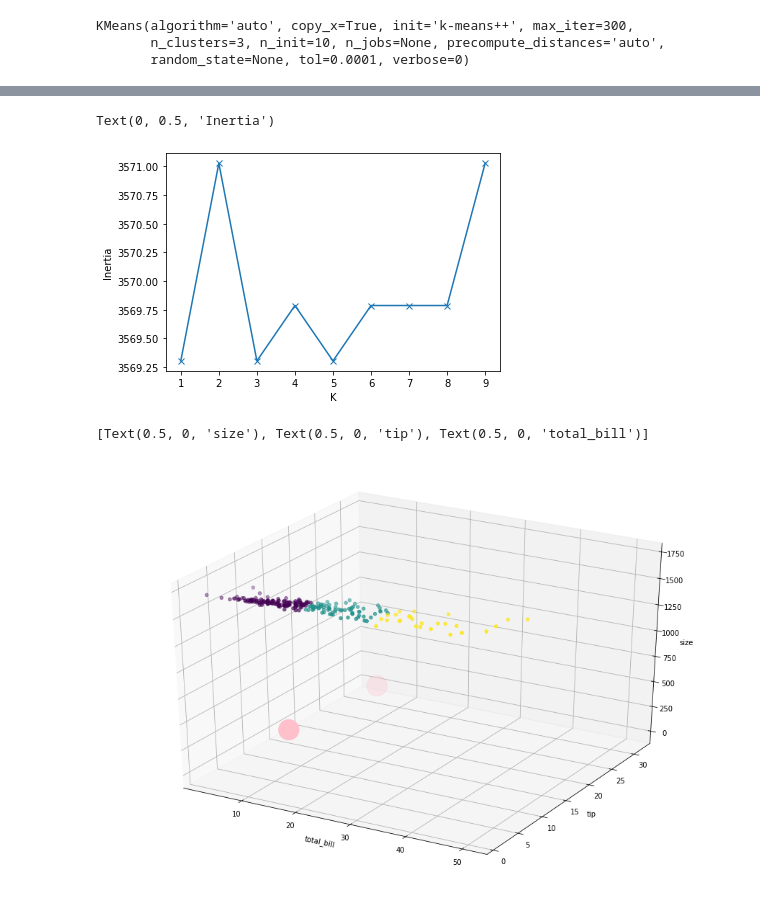
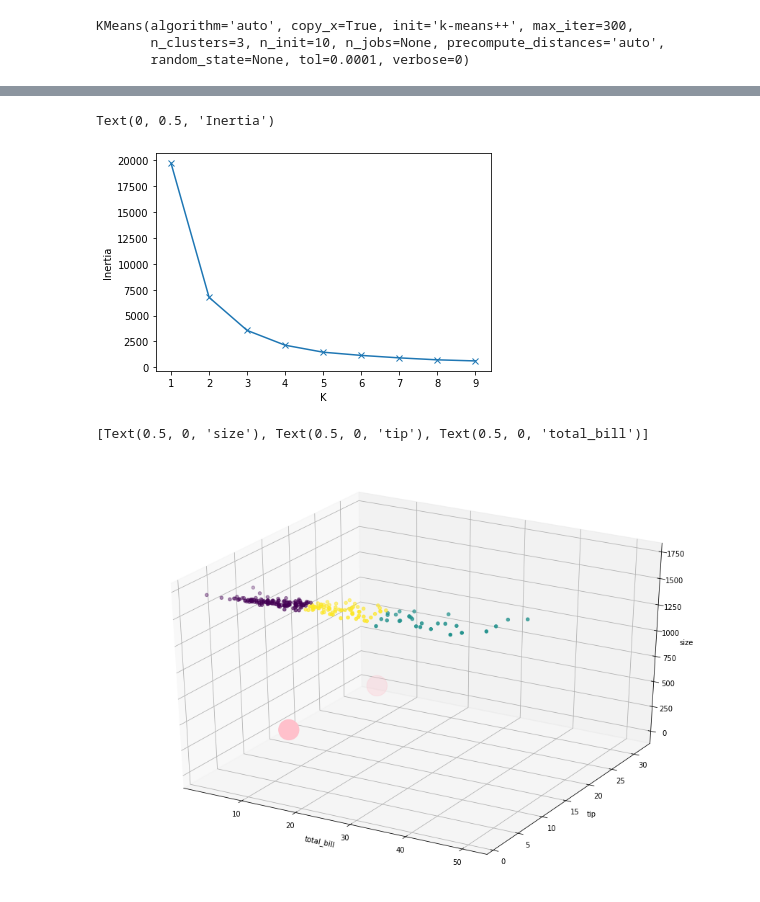
Before and after one commit to cari-holmes/ds-methodologies-exercises, a Jupyter notebook: clustering/model.ipynb, the cells around one changed output, grey strips where cells are left out. Saved outputs shown, nothing was run; the diff lists cells and outputs as text; code cells hidden in the pictures.

```diff
--- a/clustering/model.ipynb
+++ b/clustering/model.ipynb
@@ -53,7 +53,7 @@ k_values = []
 inertias = []
 
 for k in range(1, 10):
-    kmeans = KMeans(n_clusters=4).fit(x)
+    kmeans = KMeans(n_clusters=k).fit(x)
     inertias.append(kmeans.inertia_)
     k_values.append(k)
 
@@ -324,20 +324,20 @@ sns.relplot(data=df_tips, hue=kmeans.labels_, x='total_bill', y='tip')
 # %%
 %matplotlib inline
 
 k_values = []
 inertias = []
 
 for k in range(1, 10):
-    kmeans = KMeans(n_clusters=3).fit(x)
+    kmeans = KMeans(n_clusters=k).fit(x)
     inertias.append(kmeans.inertia_)
     k_values.append(k)
 
 plt.plot(k_values, inertias, marker='x')
 plt.xlabel('K')
 plt.ylabel('Inertia')
 # %% [output]
 Text(0, 0.5, 'Inertia')
-[figure, old version]
+[figure, new version]
 # %%
 # Create a 3D visualization of the cluster models created along with party size.
 #Use colors to indicate clusters created.
@@ -350,7 +350,7 @@ ax.scatter(centers.tip, centers.total_bill, c='pink', s=800)
 ax.set(xlabel='total_bill', ylabel='tip', zlabel='size')
 # %% [output]
 [Text(0.5, 0, 'size'), Text(0.5, 0, 'tip'), Text(0.5, 0, 'total_bill')]
-[figure, old version]
+[figure, new version]
 # %%
 ### fix this with scaled data. turn scaled data into a df
 ### fix elbow method graphs
```
Also changed, not shown: parts of 16 cells of this notebook.
